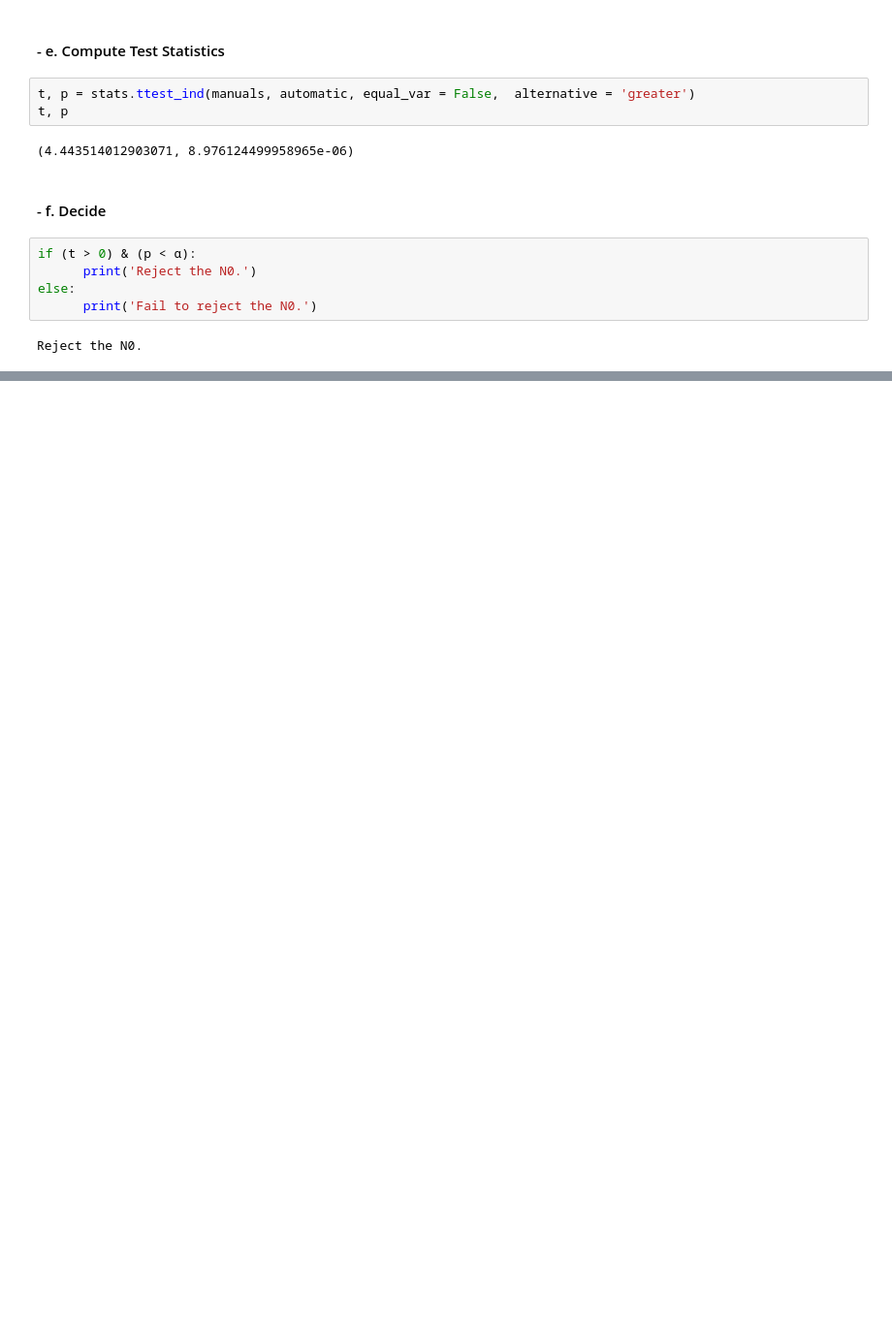
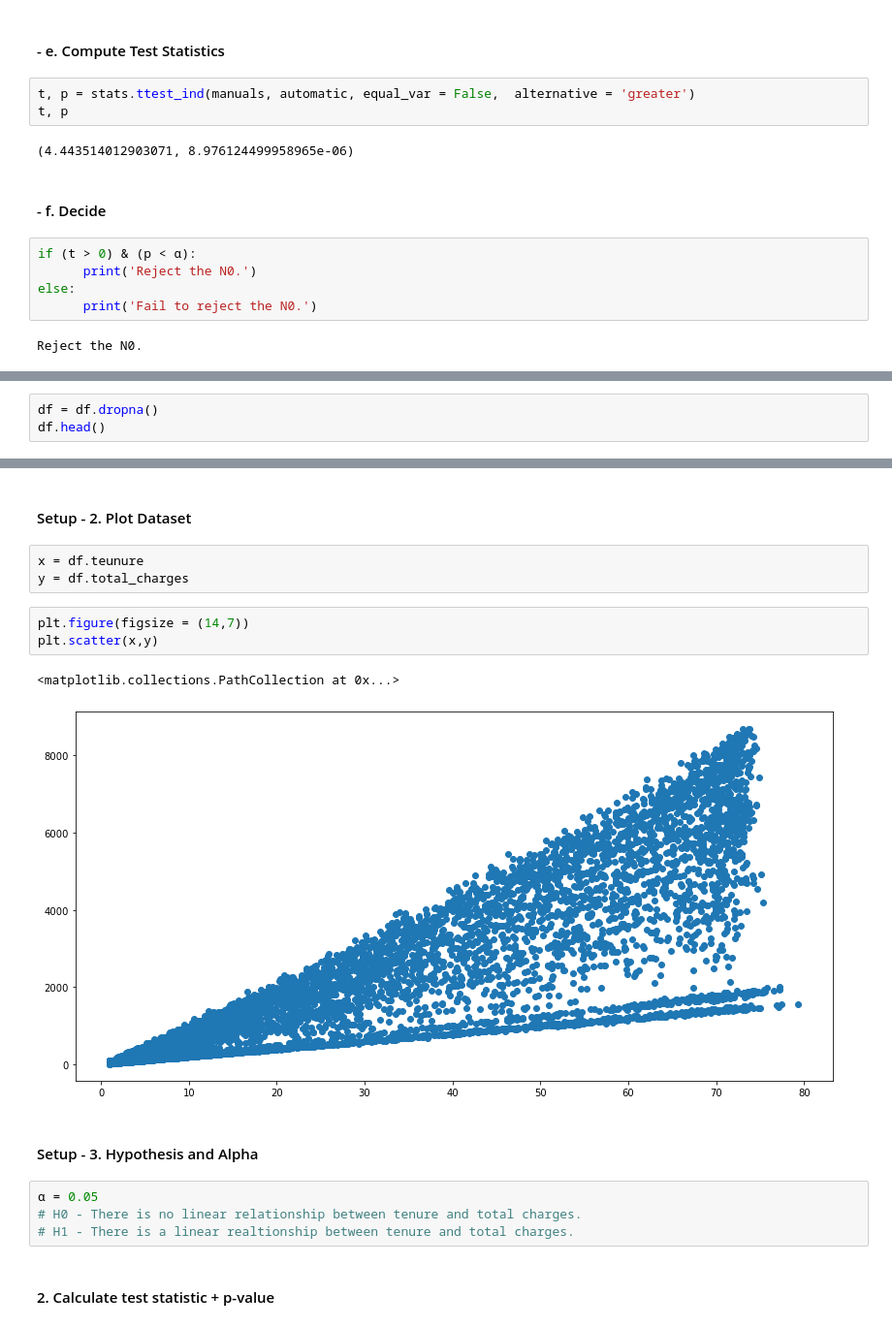
Before and after one commit to rachelrobbinsmayhill/statistics_exercises, a Jupyter notebook: hypothesis_testing.ipynb, the cells around one changed output, grey strips where cells are left out. Shown at 97% size. Drawn from its saved outputs; the diff is of its cells as text; blank space fills up the shorter version.

```diff
--- a/hypothesis_testing.ipynb
+++ b/hypothesis_testing.ipynb
@@ -480,0 +572,3 @@ Reject the N0.
+# %%
+df = df.dropna()
+df.head()
@@ -480,0 +605,19 @@ Reject the N0.
+# %% [markdown]
+#### Setup - 2. Plot Dataset
+# %%
+x = df.teunure
+y = df.total_charges
+# %%
+plt.figure(figsize = (14,7))
+plt.scatter(x,y)
+# %% [output]
+<matplotlib.collections.PathCollection at 0x...>
+[figure, added]
+# %% [markdown]
+#### Setup - 3. Hypothesis and Alpha
+# %%
+α = 0.05
+# H0 - There is no linear relationship between tenure and total charges.
+# H1 - There is a linear realtionship between tenure and total charges.
+# %% [markdown]
+#### 2. Calculate test statistic + p-value
```
Also changed, not shown: parts of 33 cells of this notebook.
